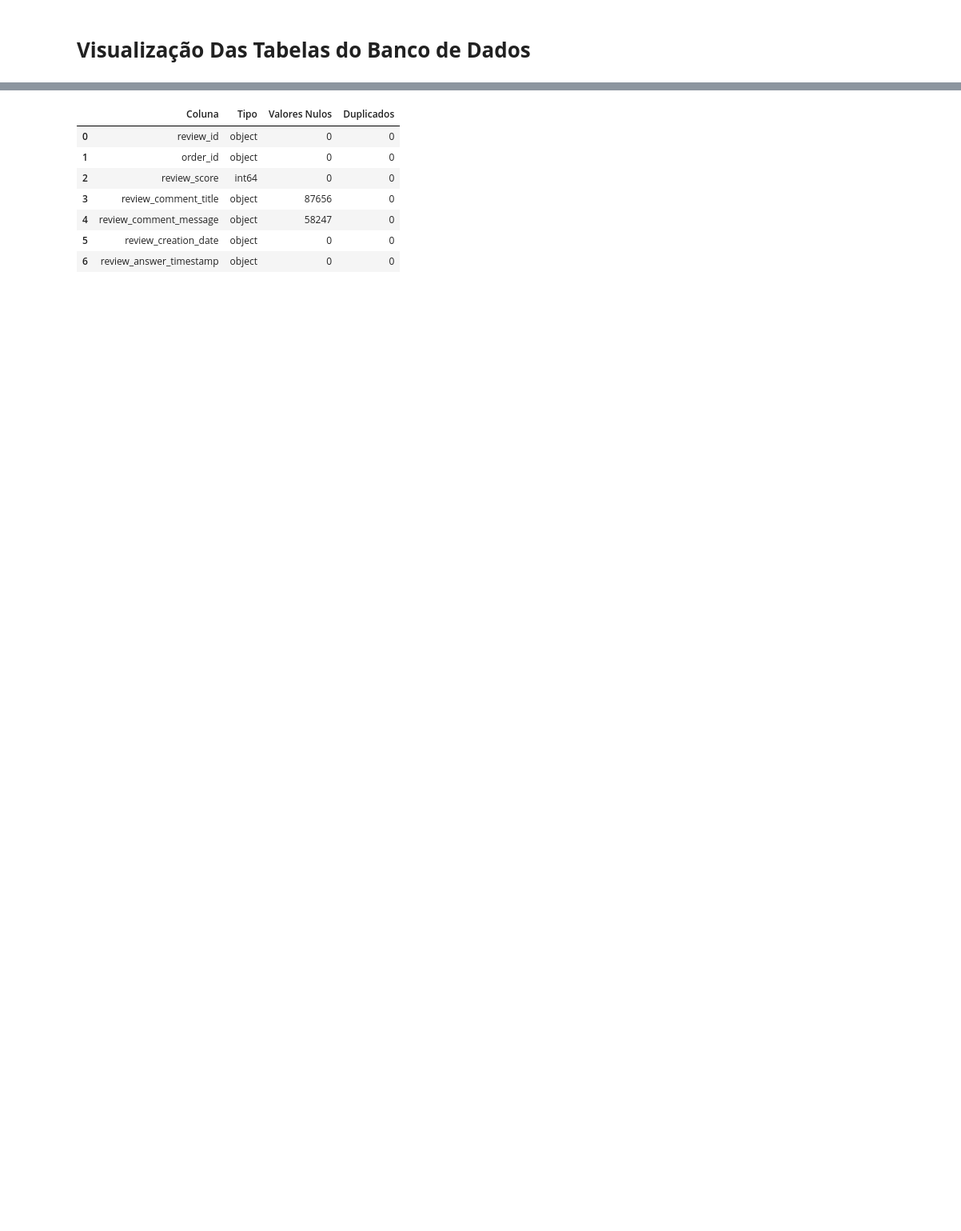
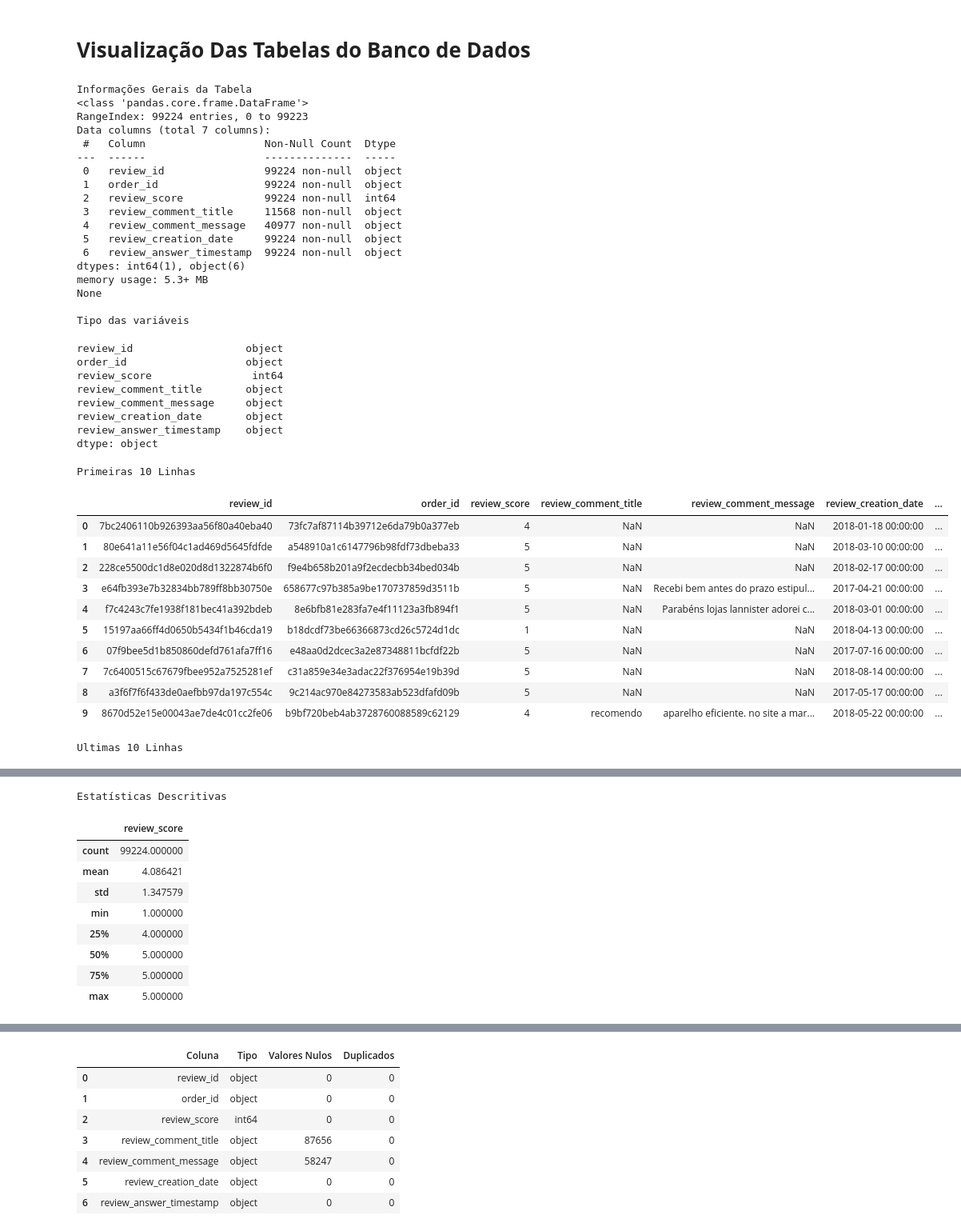
Before and after one commit to EnzoRibeiroDaSilva/Projeto_Integrador_Analise_de_Sentimento, a Jupyter notebook: Projeto_Integrador_Enzo.ipynb, the cells around one changed output, grey strips where cells are left out. Shown at 80% size. Cells and saved outputs as stored; diff of their text form; code cells hidden in the pictures; blank space fills up the shorter version.

Commit message:
Tratamento de variáveis do ipynb

```diff
--- a/Projeto_Integrador_Enzo.ipynb
+++ b/Projeto_Integrador_Enzo.ipynb
@@ -75,0 +78,45 @@ df_auxiliar = pd.read_csv('tabela_auxiliar.csv')
+# %%
+lista = [df_avaliacoes, df_vendedores, df_produtos, df_pedidos, df_itens_pedidos, df_geolocalizacao, df_clientes, df_pagamentos]
+# %%
+for i in range(len(lista)):
+    exploracao_do_banco(lista[i])
+# %% [output]
+Informações Gerais da Tabela
+<class 'pandas.core.frame.DataFrame'>
+RangeIndex: 99224 entries, 0 to 99223
+Data columns (total 7 columns):
+ #   Column                   Non-Null Count  Dtype
+---  ------                   --------------  -----
+ 0   review_id                99224 non-null  object
+ 1   order_id                 99224 non-null  object
+ 2   review_score             99224 non-null  int64
+ 3   review_comment_title     11568 non-null  object
+ 4   review_comment_message   40977 non-null  object
+ 5   review_creation_date     99224 non-null  object
+ 6   review_answer_timestamp  99224 non-null  object
+dtypes: int64(1), object(6)
+memory usage: 5.3+ MB
+None
+
+Tipo das variáveis
+review_id                  object
+order_id                   object
+review_score                int64
+review_comment_title       object
+review_comment_message     object
+review_creation_date       object
+review_answer_timestamp    object
+dtype: object
+Primeiras 10 Linhas
+|  | review_id | order_id | review_score | review_comment_title | review_comment_message | review_creation_date | ... |
+| 0 | 7bc2406110b926393aa56f80a40eba40 | 73fc7af87114b39712e6da79b0a377eb | 4 | NaN | NaN | 2018-01-18 00:00:00 | ... |
+| 1 | 80e641a11e56f04c1ad469d5645fdfde | a548910a1c6147796b98fdf73dbeba33 | 5 | NaN | NaN | 2018-03-10 00:00:00 | ... |
+| 2 | 228ce5500dc1d8e020d8d1322874b6f0 | f9e4b658b201a9f2ecdecbb34bed034b | 5 | NaN | NaN | 2018-02-17 00:00:00 | ... |
+| 3 | e64fb393e7b32834bb789ff8bb30750e | 658677c97b385a9be170737859d3511b | 5 | NaN | Recebi bem antes do prazo estipul... | 2017-04-21 00:00:00 | ... |
+| 4 | f7c4243c7fe1938f181bec41a392bdeb | 8e6bfb81e283fa7e4f11123a3fb894f1 | 5 | NaN | Parabéns lojas lannister adorei c... | 2018-03-01 00:00:00 | ... |
+| 5 | 15197aa66ff4d0650b5434f1b46cda19 | b18dcdf73be66366873cd26c5724d1dc | 1 | NaN | NaN | 2018-04-13 00:00:00 | ... |
+| 6 | 07f9bee5d1b850860defd761afa7ff16 | e48aa0d2dcec3a2e87348811bcfdf22b | 5 | NaN | NaN | 2017-07-16 00:00:00 | ... |
+| 7 | 7c6400515c67679fbee952a7525281ef | c31a859e34e3adac22f376954e19b39d | 5 | NaN | NaN | 2018-08-14 00:00:00 | ... |
+| 8 | a3f6f7f6f433de0aefbb97da197c554c | 9c214ac970e84273583ab523dfafd09b | 5 | NaN | NaN | 2017-05-17 00:00:00 | ... |
+| 9 | 8670d52e15e00043ae7de4c01cc2fe06 | b9bf720beb4ab3728760088589c62129 | 4 | recomendo | aparelho eficiente. no site a mar... | 2018-05-22 00:00:00 | ... |
+Ultimas 10 Linhas
@@ -75,0 +134,10 @@ df_auxiliar = pd.read_csv('tabela_auxiliar.csv')
+Estatísticas Descritivas
+|  | review_score |
+| count | 99224.000000 |
+| mean | 4.086421 |
+| std | 1.347579 |
+| min | 1.000000 |
+| 25% | 4.000000 |
+| 50% | 5.000000 |
+| 75% | 5.000000 |
+| max | 5.000000 |
```
Also changed, not shown: parts of 68 cells of this notebook.
